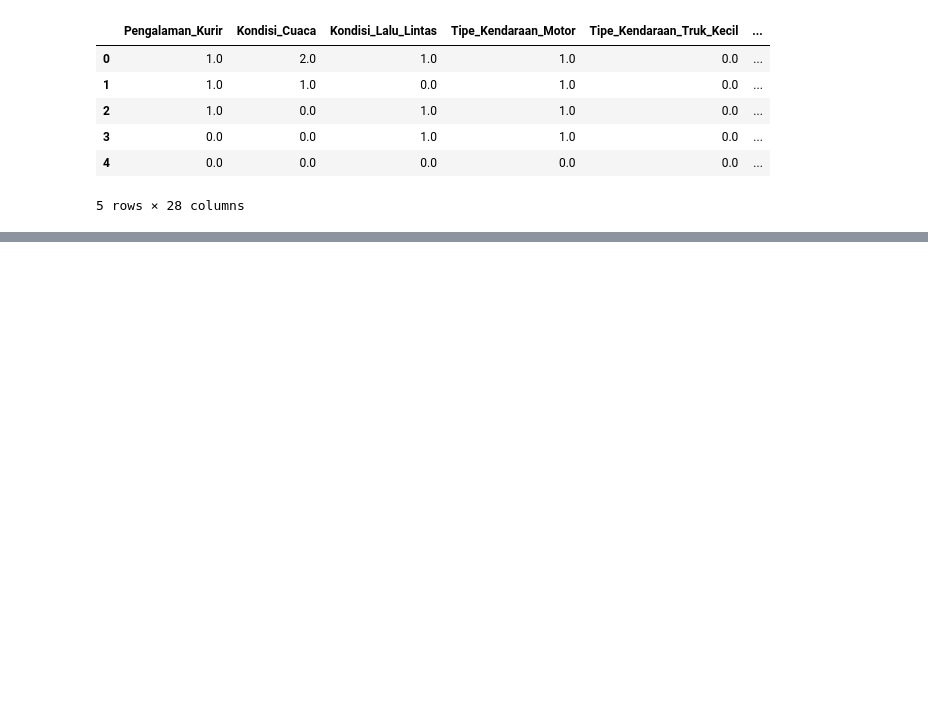
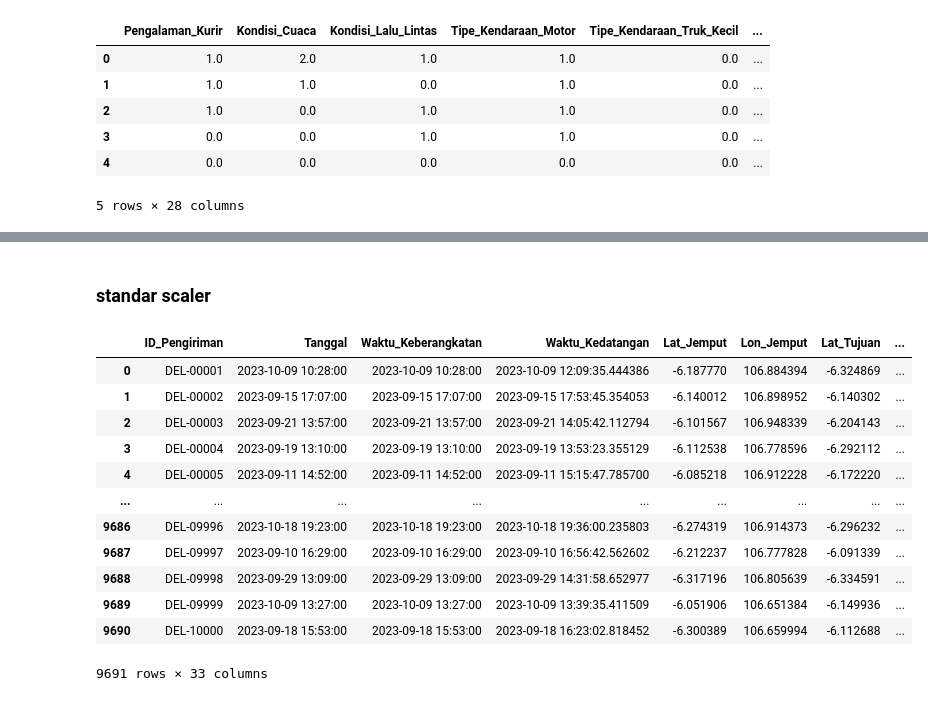
Before and after one commit to NurulAis/last-mile-delivery-optimizer, a Jupyter notebook: notebooks/Model_Training.ipynb, the cells around one changed output, grey strips where cells are left out. Drawn from its saved outputs; the diff is of its cells as text; code cells hidden in the pictures; blank space fills up the shorter version.

```diff
--- a/notebooks/Model_Training.ipynb
+++ b/notebooks/Model_Training.ipynb
@@ -195,0 +266,7 @@ encoded_df.head()
+# %%
+kolom = ['Jarak_KM_Terukur', 'Jumlah_Paket', 'Durasi_Pengiriman_Menit', 'ETA_Awal_Menit', 'Volume_vs_Jarak', 'Haversine_KM', 'Kecepatan']
+
+for kol in kolom:
+    sns.boxplot(x = df[kol], color='skyblue')
+    plt.title(f'Distribusi data {kol}')
+    plt.show()
@@ -195,0 +297,3 @@ encoded_df.head()
+# %%
+log_kolom = ['Jarak_KM_Terukur', 'Durasi_Pengiriman_Menit', 'Kecepatan', 'Volume_vs_Jarak']
+df[[f'log_{kolom}' for kolom in log_kolom]] = df[log_kolom].apply(np.log)
@@ -195,0 +327,6 @@ encoded_df.head()
+# %%
+log_kolom = ['log_Jarak_KM_Terukur', 'log_Durasi_Pengiriman_Menit', 'log_Kecepatan', 'log_Volume_vs_Jarak']
+
+robust_scaler = RobustScaler()
+df[log_kolom] = robust_scaler.fit_transform(df[log_kolom])
+df.head()
@@ -195,0 +341,23 @@ encoded_df.head()
+# %% [markdown]
+### standar scaler
+# %%
+stadard_kolom = ['ETA_Awal_Menit', 'Haversine_KM', 'Jumlah_Paket']
+
+standard_scaler = StandardScaler()
+df[[f'sta_{kolom}' for kolom in stadard_kolom]] = standard_scaler.fit_transform(df[stadard_kolom])
+# %%
+df
+# %% [output]
+|  | ID_Pengiriman | Tanggal | Waktu_Keberangkatan | Waktu_Kedatangan | Lat_Jemput | Lon_Jemput | Lat_Tujuan | ... |
+| 0 | DEL-00001 | 2023-10-09 10:28:00 | 2023-10-09 10:28:00 | 2023-10-09 12:09:35.444386 | -6.187770 | 106.884394 | -6.324869 | ... |
+| 1 | DEL-00002 | 2023-09-15 17:07:00 | 2023-09-15 17:07:00 | 2023-09-15 17:53:45.354053 | -6.140012 | 106.898952 | -6.140302 | ... |
+| 2 | DEL-00003 | 2023-09-21 13:57:00 | 2023-09-21 13:57:00 | 2023-09-21 14:05:42.112794 | -6.101567 | 106.948339 | -6.204143 | ... |
+| 3 | DEL-00004 | 2023-09-19 13:10:00 | 2023-09-19 13:10:00 | 2023-09-19 13:53:23.355129 | -6.112538 | 106.778596 | -6.292112 | ... |
+| 4 | DEL-00005 | 2023-09-11 14:52:00 | 2023-09-11 14:52:00 | 2023-09-11 15:15:47.785700 | -6.085218 | 106.912228 | -6.172220 | ... |
+| ... | ... | ... | ... | ... | ... | ... | ... | ... |
+| 9686 | DEL-09996 | 2023-10-18 19:23:00 | 2023-10-18 19:23:00 | 2023-10-18 19:36:00.235803 | -6.274319 | 106.914373 | -6.296232 | ... |
+| 9687 | DEL-09997 | 2023-09-10 16:29:00 | 2023-09-10 16:29:00 | 2023-09-10 16:56:42.562602 | -6.212237 | 106.777828 | -6.091339 | ... |
+| 9688 | DEL-09998 | 2023-09-29 13:09:00 | 2023-09-29 13:09:00 | 2023-09-29 14:31:58.652977 | -6.317196 | 106.805639 | -6.334591 | ... |
+| 9689 | DEL-09999 | 2023-10-09 13:27:00 | 2023-10-09 13:27:00 | 2023-10-09 13:39:35.411509 | -6.051906 | 106.651384 | -6.149936 | ... |
+| 9690 | DEL-10000 | 2023-09-18 15:53:00 | 2023-09-18 15:53:00 | 2023-09-18 16:23:02.818452 | -6.300389 | 106.659994 | -6.112688 | ... |
+9691 rows × 33 columns
```
Also changed, not shown: parts of 16 cells of this notebook.
